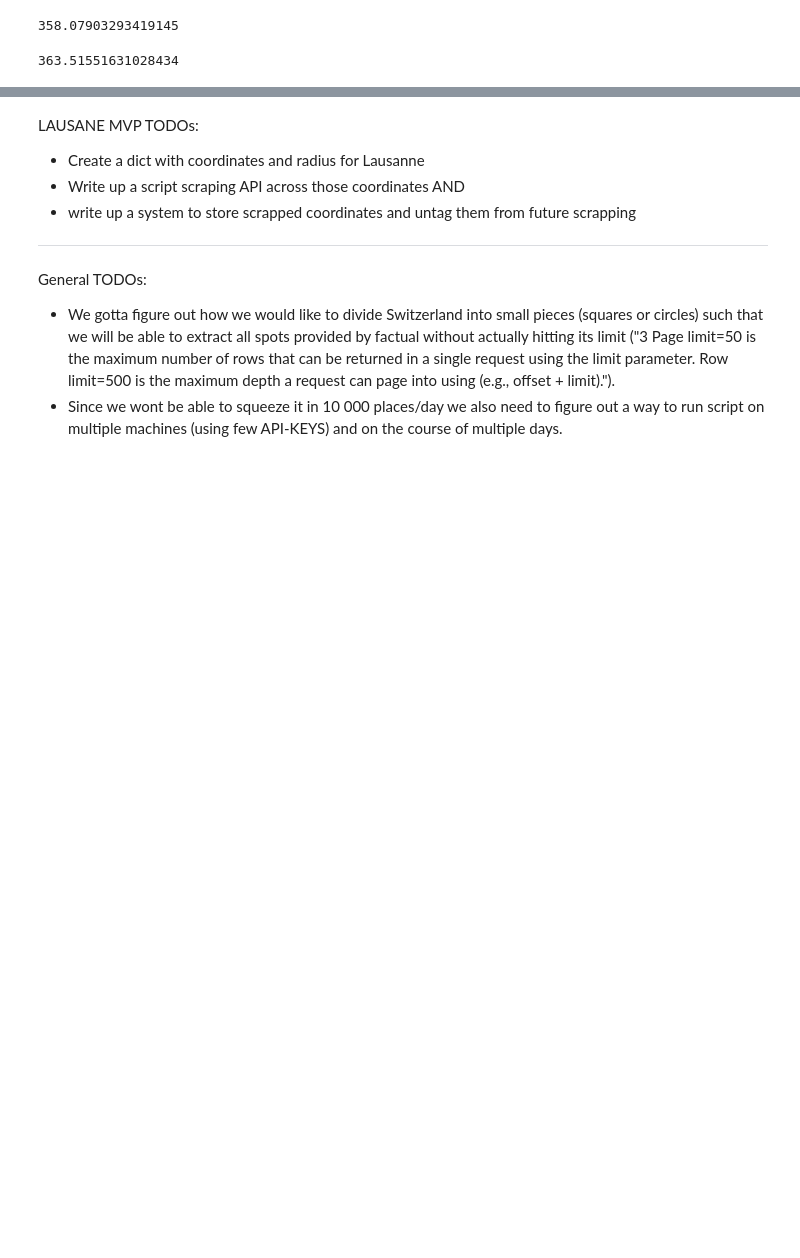
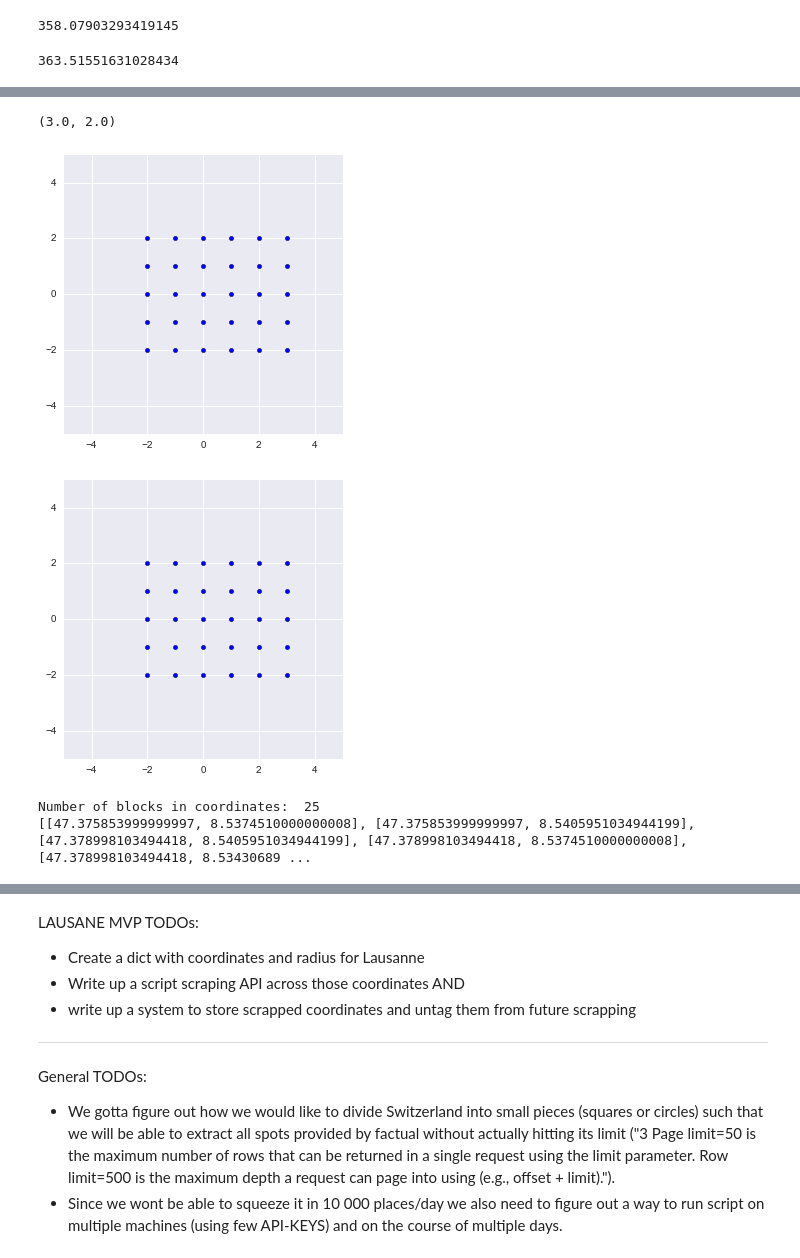
Before and after one commit to PaluchowskiMatthew/ADA-Orion, a Jupyter notebook: Factual API test.ipynb, the cells around one changed output, grey strips where cells are left out. Cells and saved outputs as stored; diff of their text form; code cells hidden in the pictures; blank space fills up the shorter version.

Commit message:
Spiral city crawler working - file storage pending

```diff
--- a/Factual API test.ipynb
+++ b/Factual API test.ipynb
@@ -170,0 +233,43 @@ measure([47.375854, 8.537451],[47.373142, 8.540137])
+# %%
+def spiral_walk(n):
+    '''
+    Returns corresponding indices for n-th spiral block
+    '''
+    n = n+1
+    k = np.ceil((np.sqrt(n)-1)/2)
+    t = 2*k+1
+    m = t**2
+    t = t-1
+
+    if n >= m-t:
+        return k-(m-n),-k
+    else:
+        m = m-t
+    if n >= m-t:
+        return -k,-k+(m-n)
+    else:
+        m = m-t
+    if n >= m-t:
+        return -k+(m-n),k
+    else:
+        return k,k-(m-n-t)
+# %%
+# Test spiral
+
+import time
+import pylab as pl
+from IPython import display
+plt.figure(figsize=(5,5))
+pl.axis([-5,5, -5,5])
+ax.set_autoscale_on(False)
+for i in range(30):
+    x,y = spiral_walk(i)
+    plt.scatter(x, y)
+    display.clear_output(wait=True)
+    print(spiral_walk(i))
+    display.display(pl.gcf())
+    time.sleep(0.3)
+# %% [output]
+(3.0, 2.0)
+[figure, added]
+[figure, added]
@@ -170,0 +313,7 @@ measure([47.375854, 8.537451],[47.373142, 8.540137])
+# %%
+# Test coordinates
+
+print(create_coordinates([47.375854, 8.537451], 350, 1))
+# %% [output]
+Number of blocks in coordinates:  25
+[[47.375853999999997, 8.5374510000000008], [47.375853999999997, 8.5405951034944199], [47.378998103494418, 8.5405951034944199], [47.378998103494418, 8.5374510000000008], [47.378998103494418, 8.53430689 ...
```
Also changed, not shown: parts of 12 cells of this notebook, 5 other files.
